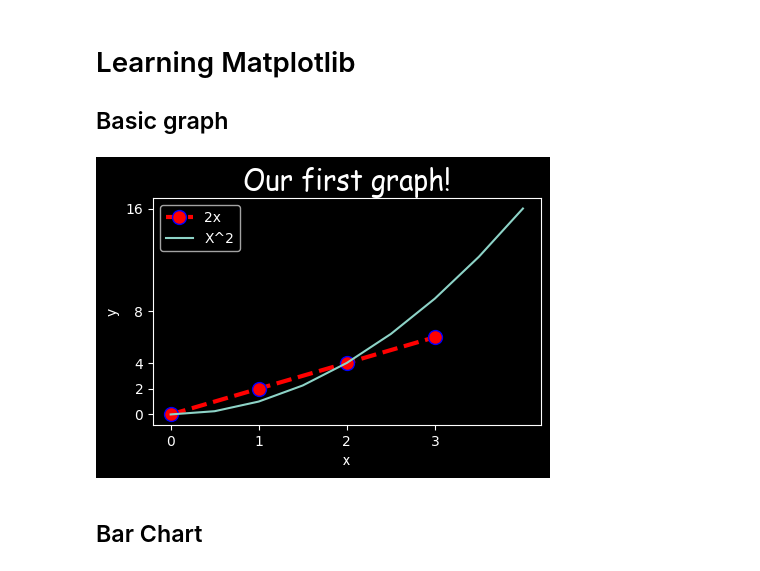
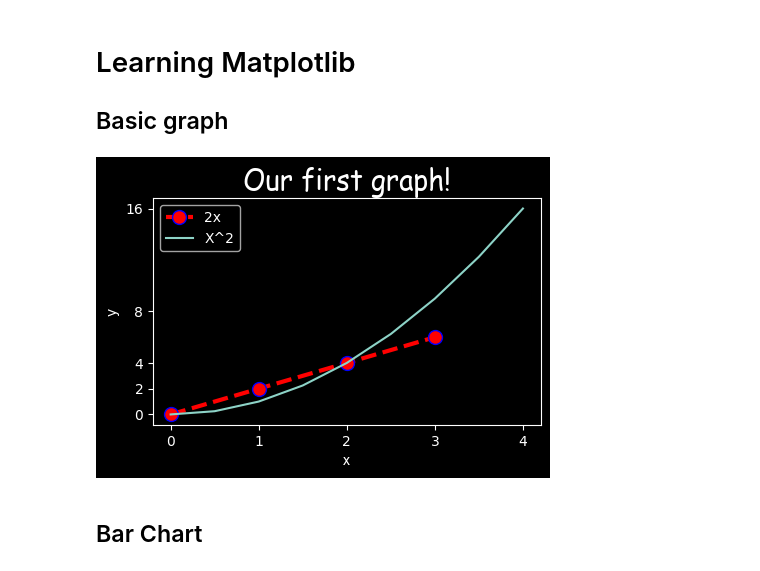
Before and after one commit to joaovfsousa/LearningPythonLibs, a Jupyter notebook: Matplotlib.ipynb, the cells around one changed output. Drawn from its saved outputs; the diff is of its cells as text; code cells hidden in the pictures.

```diff
--- a/Matplotlib.ipynb
+++ b/Matplotlib.ipynb
@@ -17,34 +17,34 @@ Python version: 3.8.5
 # %%
 x = [0, 1, 2, 3]
 y = [0, 2, 4, 6]
 
 plt.figure(figsize=(5,3), dpi=100)
 
 #plt.plot(x, y, "color[r, g, b]marker[^.o]line[--]", **kwargs)
 plt.plot(x, y, label="2x", c="red", linewidth=3, marker="o", markersize=10, markeredgecolor="blue", linestyle="--")
 
 # Second line
 
 x2 = np.arange(0, 4.5, 0.5)
 
 plt.plot(x2, x2 ** 2, label="X^2")
 
 
 plt.title("Our first graph!", fontdict={"fontname": "Comic Sans MS", "fontsize": 20})
 
 plt.xlabel("x",fontdict={"fontname": "Arial"})
 plt.ylabel("y")
 
-plt.xticks([0, 1, 2, 3])
+plt.xticks([0, 1, 2, 3, 4])
 plt.yticks([0, 2, 4, 8, 16])
 
 plt.legend()
 
 plt.savefig("./graphs/mygraph.png", dpi=300)
 
 plt.show()
 # %% [output]
-[figure, old version]
+[figure, new version]
 # %% [markdown]
 ## Bar Chart
 # %%
```
Also changed, not shown: parts of 1 cell of this notebook, 3 other files.
